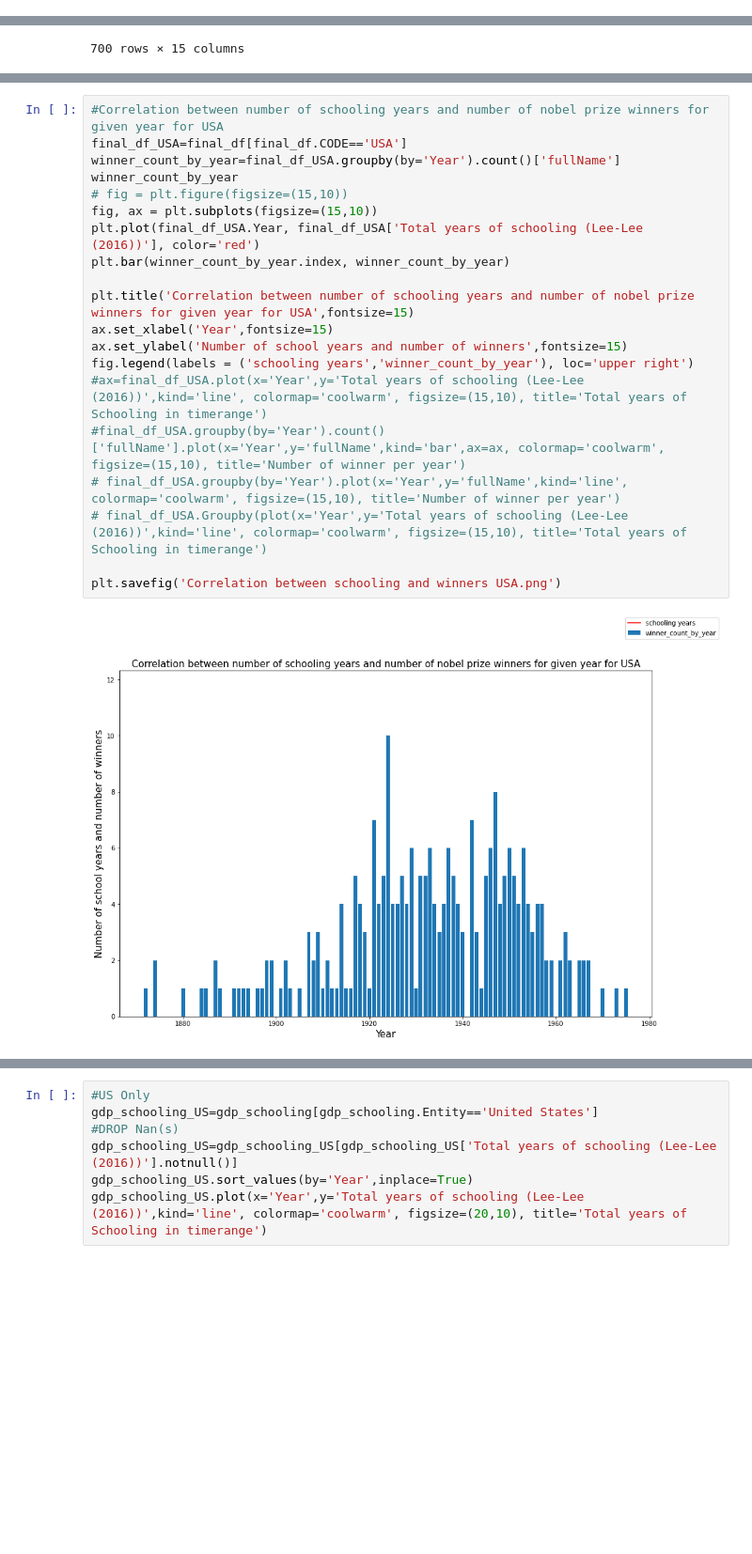
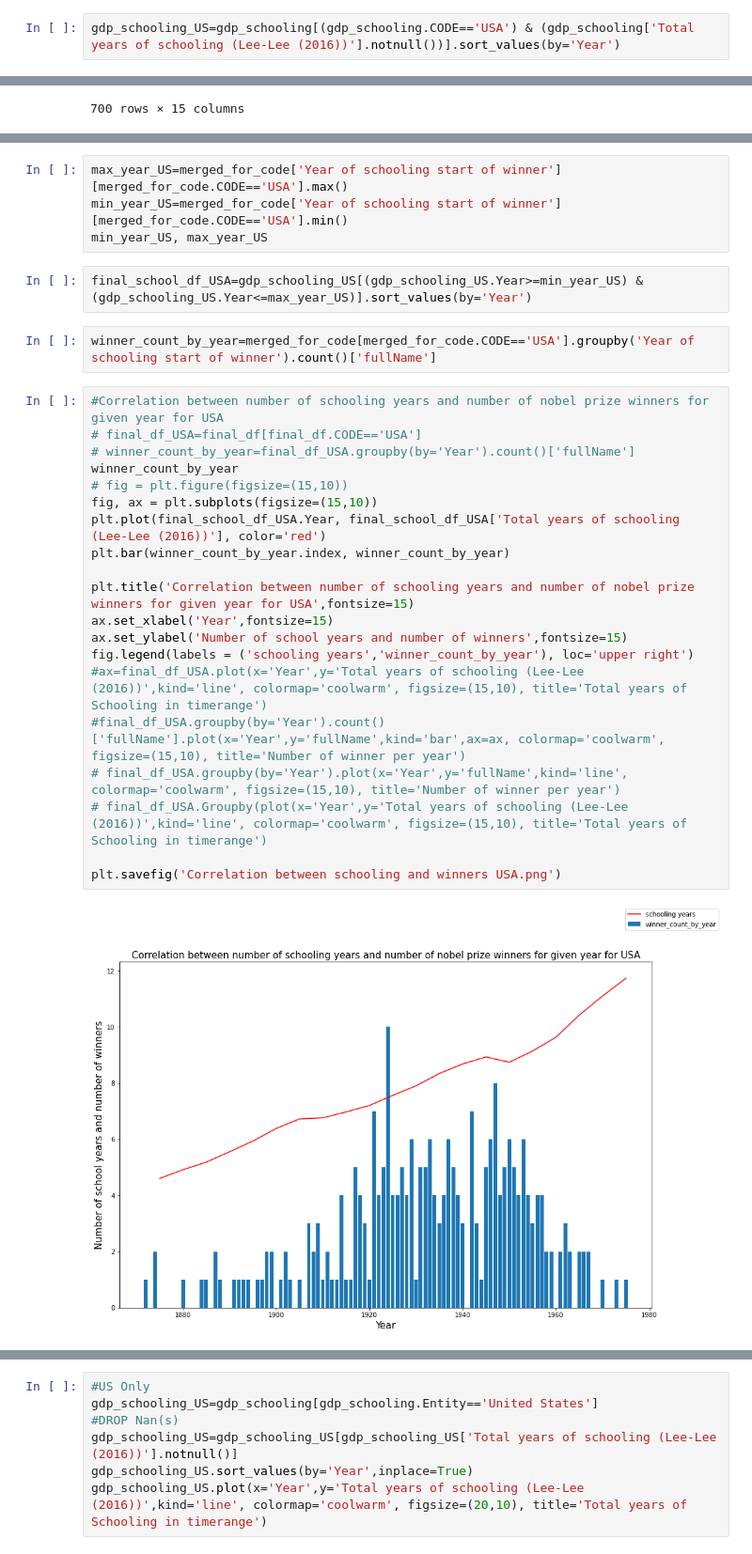
Before and after one commit to arturmusin47/nobel_prize_and_schooling, a Jupyter notebook: EDA.ipynb, the cells around one changed output, grey strips where cells are left out. Shown at 94% size. Saved outputs shown, nothing was run; the diff lists cells and outputs as text; blank space fills up the shorter version.

```diff
--- a/EDA.ipynb
+++ b/EDA.ipynb
@@ -446,3 +446,5 @@ gdp_schooling.head()
 | 2 | Afghanistan | AFG | 1875 | NaN | 0.01 | 4285744.0 | ... |
 | 3 | Afghanistan | AFG | 1880 | NaN | 0.01 | 4419695.0 | ... |
 | 4 | Afghanistan | AFG | 1885 | NaN | 0.01 | 4562304.0 | ... |
+# %%
+gdp_schooling_US=gdp_schooling[(gdp_schooling.CODE=='USA') & (gdp_schooling['Total years of schooling (Lee-Lee (2016))'].notnull())].sort_values(by='Year')
@@ -520,25 +538,33 @@ final_df[final_df.CODE=='USA']
+# %%
+max_year_US=merged_for_code['Year of schooling start of winner'][merged_for_code.CODE=='USA'].max()
+min_year_US=merged_for_code['Year of schooling start of winner'][merged_for_code.CODE=='USA'].min()
+min_year_US, max_year_US
+# %%
+final_school_df_USA=gdp_schooling_US[(gdp_schooling_US.Year>=min_year_US) & (gdp_schooling_US.Year<=max_year_US)].sort_values(by='Year')
+# %%
+winner_count_by_year=merged_for_code[merged_for_code.CODE=='USA'].groupby('Year of schooling start of winner').count()['fullName']
 # %%
 #Correlation between number of schooling years and number of nobel prize winners for given year for USA
-final_df_USA=final_df[final_df.CODE=='USA']
-winner_count_by_year=final_df_USA.groupby(by='Year').count()['fullName']
+# final_df_USA=final_df[final_df.CODE=='USA']
+# winner_count_by_year=final_df_USA.groupby(by='Year').count()['fullName']
 winner_count_by_year
 # fig = plt.figure(figsize=(15,10))
 fig, ax = plt.subplots(figsize=(15,10))
-plt.plot(final_df_USA.Year, final_df_USA['Total years of schooling (Lee-Lee (2016))'], color='red')
+plt.plot(final_school_df_USA.Year, final_school_df_USA['Total years of schooling (Lee-Lee (2016))'], color='red')
 plt.bar(winner_count_by_year.index, winner_count_by_year)
 
 plt.title('Correlation between number of schooling years and number of nobel prize winners for given year for USA',fontsize=15)
 ax.set_xlabel('Year',fontsize=15)
 ax.set_ylabel('Number of school years and number of winners',fontsize=15)
 fig.legend(labels = ('schooling years','winner_count_by_year'), loc='upper right')
 #ax=final_df_USA.plot(x='Year',y='Total years of schooling (Lee-Lee (2016))',kind='line', colormap='coolwarm', figsize=(15,10), title='Total years of Schooling in timerange')
 #final_df_USA.groupby(by='Year').count()['fullName'].plot(x='Year',y='fullName',kind='bar',ax=ax, colormap='coolwarm', figsize=(15,10), title='Number of winner per year')
 # final_df_USA.groupby(by='Year').plot(x='Year',y='fullName',kind='line', colormap='coolwarm', figsize=(15,10), title='Number of winner per year')
 # final_df_USA.Groupby(plot(x='Year',y='Total years of schooling (Lee-Lee (2016))',kind='line', colormap='coolwarm', figsize=(15,10), title='Total years of Schooling in timerange')
 
 plt.savefig('Correlation between schooling and winners USA.png')
 # %% [output]
-[figure, old version]
+[figure, new version]
 # %%
 #Correlation between number of schooling years and number of nobel prize winners for given year for UK
 final_df_USA=final_df[final_df.CODE=='GBR']
```
Also changed, not shown: parts of 4 cells of this notebook, 1 other file.
